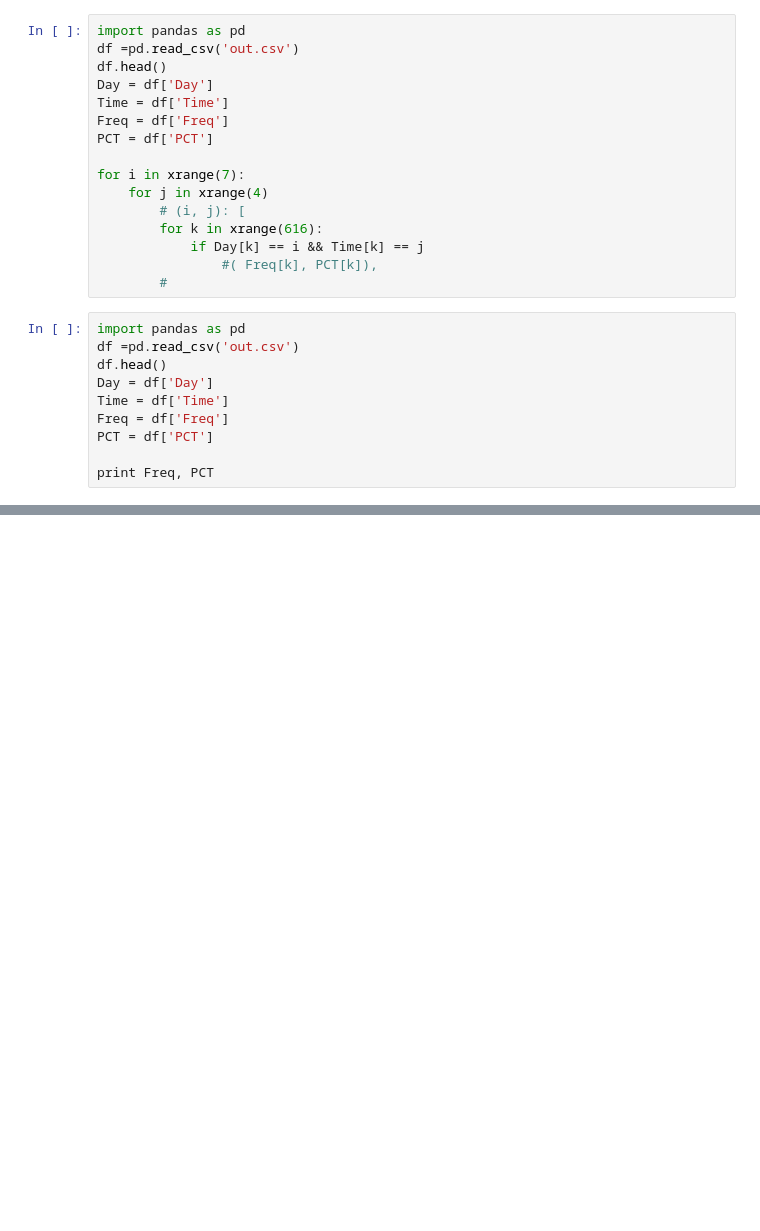
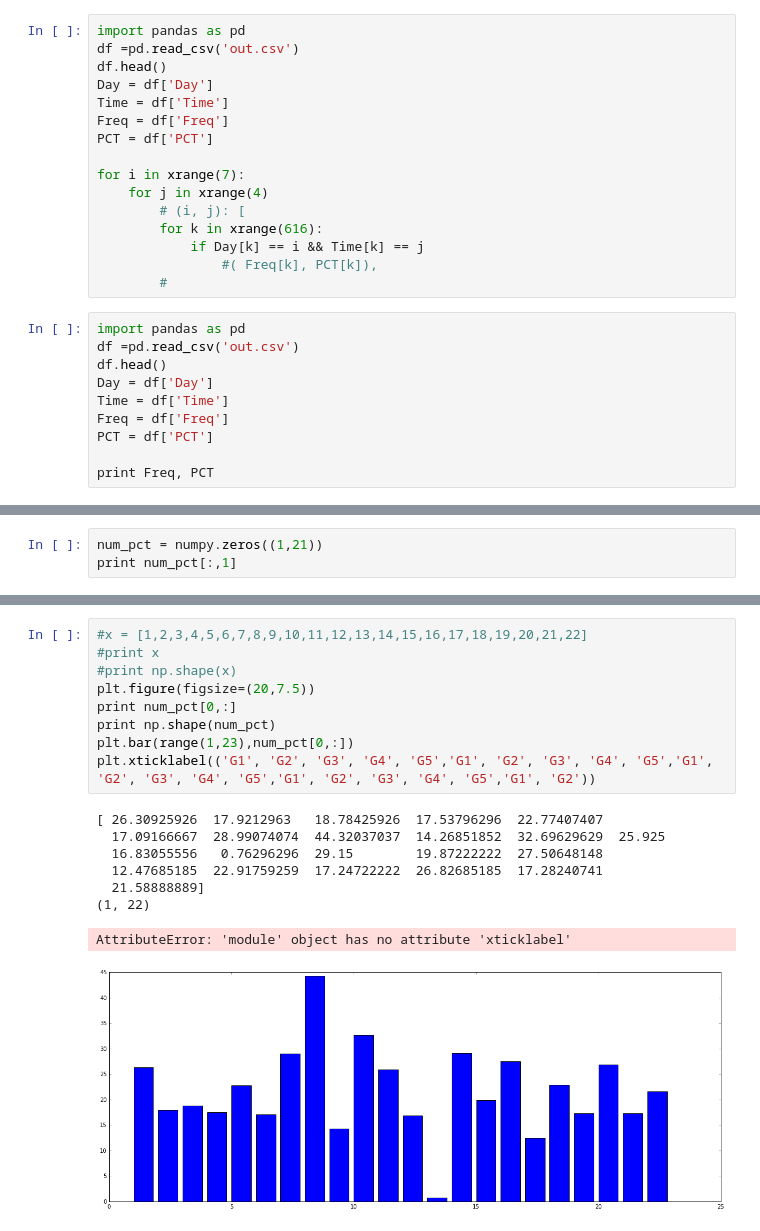
Before and after one commit to yh2866/E4990-data-science-project, a Jupyter notebook: Data_Structure_Transfer.ipynb, the cells around one changed output, grey strips where cells are left out. Saved outputs shown, nothing was run; the diff lists cells and outputs as text; blank space fills up the shorter version.

```diff
--- a/Data_Structure_Transfer.ipynb
+++ b/Data_Structure_Transfer.ipynb
@@ -72,0 +79,3 @@ print crimes
+# %%
+num_pct = numpy.zeros((1,21))
+print num_pct[:,1]
@@ -95,0 +107,18 @@ plt.legend(loc=2)
+# %%
+#x = [1,2,3,4,5,6,7,8,9,10,11,12,13,14,15,16,17,18,19,20,21,22]
+#print x
+#print np.shape(x)
+plt.figure(figsize=(20,7.5))
+print num_pct[0,:]
+print np.shape(num_pct)
+plt.bar(range(1,23),num_pct[0,:])
+plt.xticklabel(('G1', 'G2', 'G3', 'G4', 'G5','G1', 'G2', 'G3', 'G4', 'G5','G1', 'G2', 'G3', 'G4', 'G5','G1', 'G2', 'G3', 'G4', 'G5','G1', 'G2'))
+# %% [output]
+[ 26.30925926  17.9212963   18.78425926  17.53796296  22.77407407
+  17.09166667  28.99074074  44.32037037  14.26851852  32.69629629  25.925
+  16.83055556   0.76296296  29.15        19.87222222  27.50648148
+  12.47685185  22.91759259  17.24722222  26.82685185  17.28240741
+  21.58888889]
+(1, 22)
+AttributeError: 'module' object has no attribute 'xticklabel'
+[figure, added]
```
Also changed, not shown: parts of 5 cells of this notebook, 2 other files.
